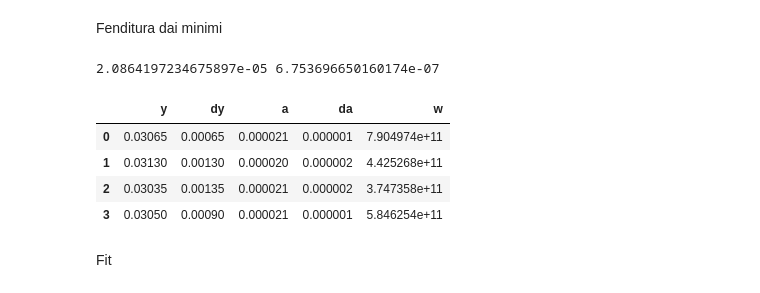
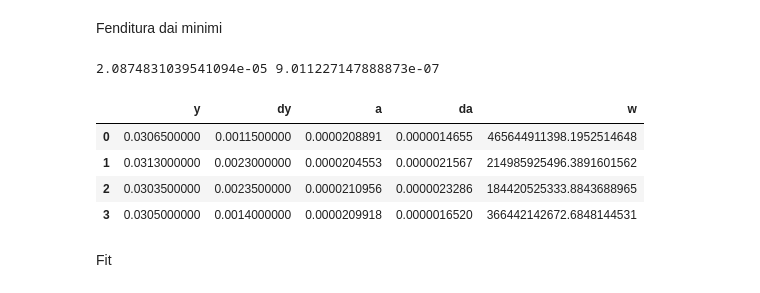
Before and after one commit to Vayxen/Lab2-Ottica-1, a Jupyter notebook: code/slit_0.02.ipynb, the cells around one changed output. Saved outputs shown, nothing was run; the diff lists cells and outputs as text; code cells hidden in the pictures.

```diff
--- a/code/slit_0.02.ipynb
+++ b/code/slit_0.02.ipynb
@@ -72,10 +87,10 @@ for i, df in enumerate(dfs):
     ax.scatter(df.y, df.I, s=1, label=f"Set {i+1}")
 
 minimums = [
-    [-0.0626, -0.0600],
-    [-0.0326, -0.0300],
-    [0.0290, 0.0317],
-    [0.0592, 0.0628],
+    [-0.0636, -0.0590],
+    [-0.0336, -0.0290],
+    [0.0280, 0.0327],
+    [0.0582, 0.0638],
 ]
 
 ylim = ax.get_ylim()
@@ -94,5 +109,5 @@ ax.set_xlabel(r"$y \; (m)$")
 ax.set_ylabel(r"$I \; (\%)$")
 ax.legend()
 
-fig.savefig(graph_path / "min_0.02.png")
+fig.savefig(graph_path / f"min_{slit_name}.png")
 # %% [output]
@@ -102,36 +117,37 @@ Fenditura dai minimi
 # %%
 mins_df = pd.DataFrame({
     'y': [
         abs(min[0] + min[1]) / 2
         for min in minimums
     ],
     'dy': [
         abs(min[0] - min[1]) / 2
         for min in minimums
     ],
 })
 
 mins_df.loc[[0, 3], :] /= 2
 
 mins_df['a'] =  mins_df.apply(lambda r: wave_length * distance / r.y, axis=1)
 mins_df['da'] =  mins_df.apply(lambda r: np.sqrt(
     (1e-3 / distance)**2 + ((r.dy + 1e-3) / r.y)**2
 ) * r.a, axis=1)
 mins_df['w'] = mins_df.da.to_numpy()**-2
 
 print(
     np.average(mins_df.a, weights=mins_df.w),
     1 / np.sqrt(np.sum(mins_df.w))
 )
 
+pd.options.display.float_format = '{:.10f}'.format
 mins_df
 # %% [output]
-2.0864197234675897e-05 6.753696650160174e-07
+2.0874831039541094e-05 9.011227147888873e-07
 |  | y | dy | a | da | w |
-| 0 | 0.03065 | 0.00065 | 0.000021 | 0.000001 | 7.904974e+11 |
-| 1 | 0.03130 | 0.00130 | 0.000020 | 0.000002 | 4.425268e+11 |
-| 2 | 0.03035 | 0.00135 | 0.000021 | 0.000002 | 3.747358e+11 |
-| 3 | 0.03050 | 0.00090 | 0.000021 | 0.000001 | 5.846254e+11 |
+| 0 | 0.0306500000 | 0.0011500000 | 0.0000208891 | 0.0000014655 | 465644911398.1952514648 |
+| 1 | 0.0313000000 | 0.0023000000 | 0.0000204553 | 0.0000021567 | 214985925496.3891601562 |
+| 2 | 0.0303500000 | 0.0023500000 | 0.0000210956 | 0.0000023286 | 184420525333.8843688965 |
+| 3 | 0.0305000000 | 0.0014000000 | 0.0000209918 | 0.0000016520 | 366442142672.6848144531 |
 # %% [markdown]
 Fit
 # %%
```
Also changed, not shown: parts of 5 cells of this notebook, 1 other file.
